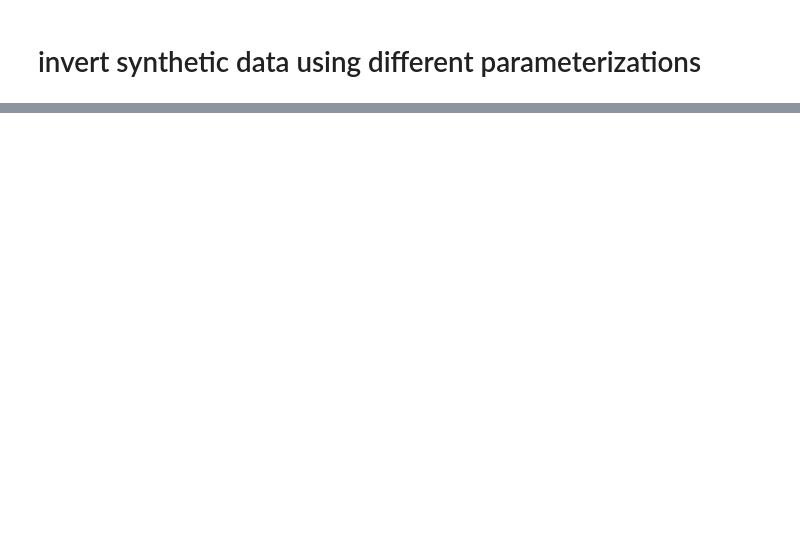
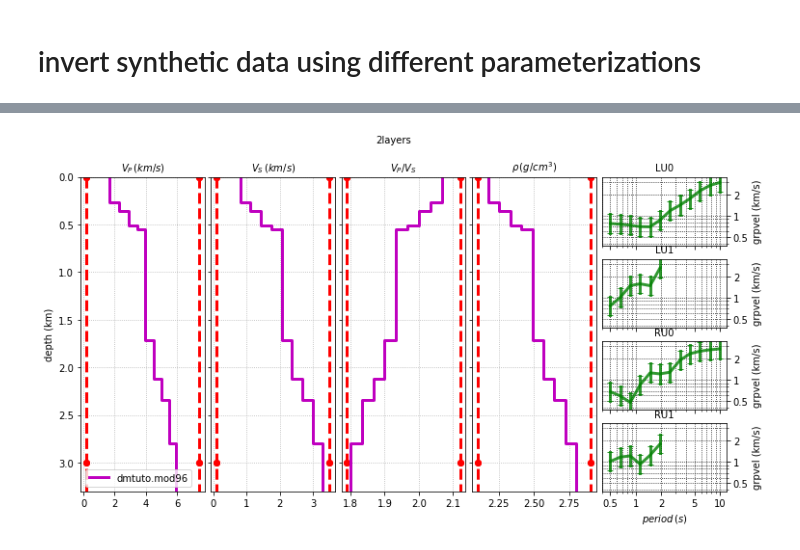
Before and after one commit to obsmax/srfpython, a Jupyter notebook: tutorials/tutorial1/tutorial1.ipynb, the cells around one changed output, grey strips where cells are left out. Saved outputs shown, nothing was run; the diff lists cells and outputs as text; code cells hidden in the pictures; blank space fills up the shorter version.

```diff
--- a/tutorials/tutorial1/tutorial1.ipynb
+++ b/tutorials/tutorial1/tutorial1.ipynb
@@ -437,0 +266,14 @@ prior type     :  LogRhoM_DVPDVSDRHDPR
+# %%
+# check parameterizations for all 3 parameterizations
+#%run -i ../../srfpython/bin/HerrMet \
+#    --display \
+#        -m96 dmtuto.mod96 \
+#        -inline
+
+# check parameterizations for 2 layers only
+%run -i ../../srfpython/bin/HerrMet \
+    --display _HerrMet_2layers \
+        -m96 dmtuto.mod96 \
+        -inline
+# %% [output]
+[figure, added]
```
Also changed, not shown: parts of 41 cells of this notebook, 3 other files.
